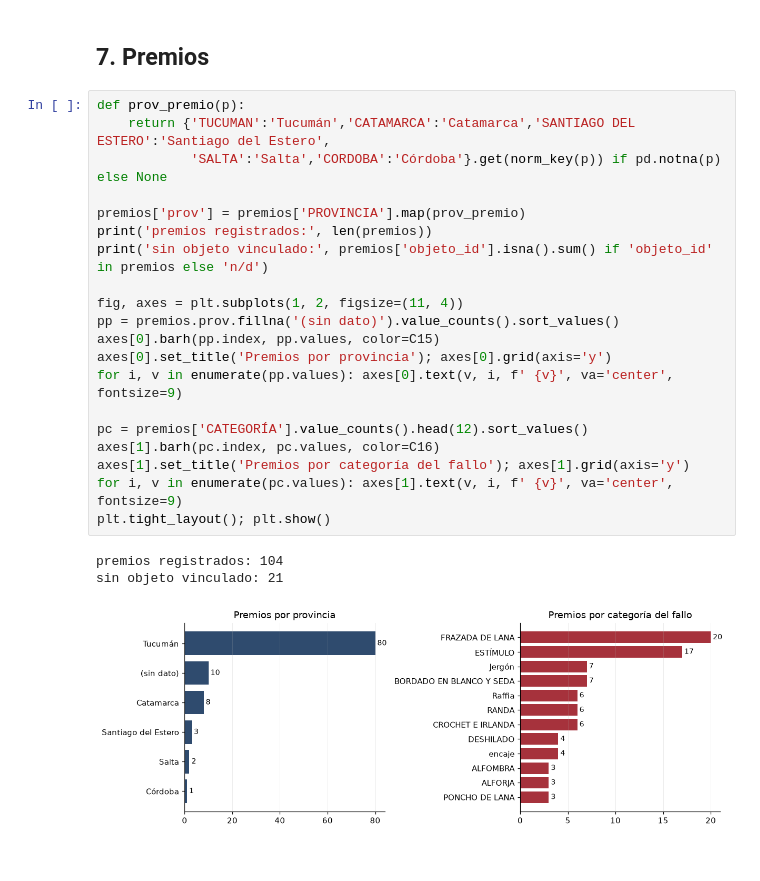
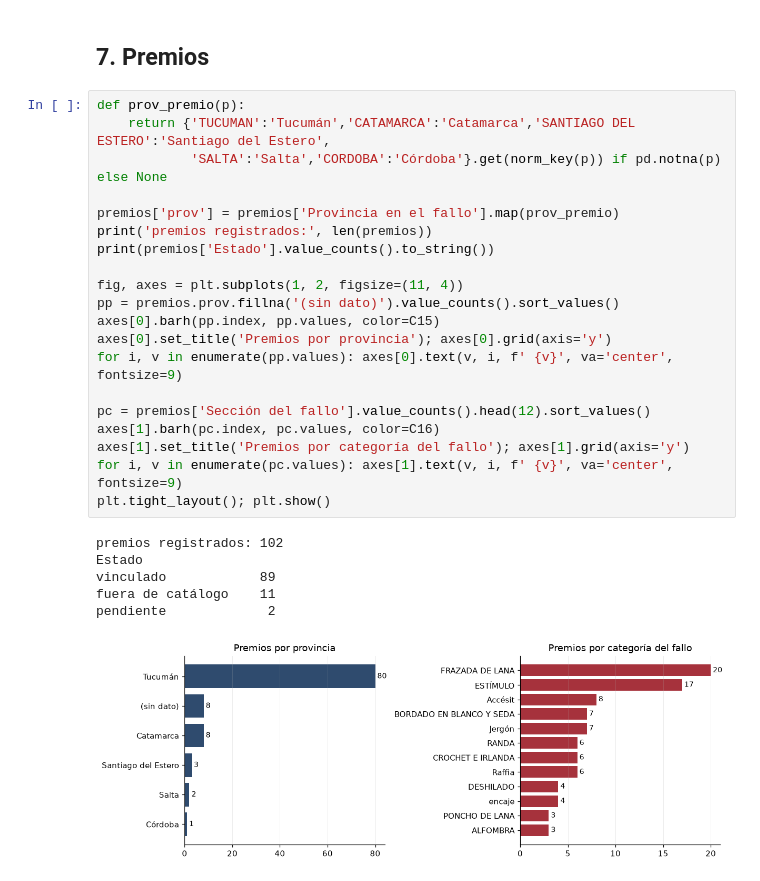
Before and after one commit to jrolandoUnsam/Cartografias-textil-tucuman, a Jupyter notebook: notebooks/04_eda.ipynb, the cells around one changed output. Drawn from its saved outputs; the diff is of its cells as text.

```diff
--- a/notebooks/04_eda.ipynb
+++ b/notebooks/04_eda.ipynb
@@ -377,25 +377,28 @@ except ImportError:
 # %%
 def prov_premio(p):
     return {'TUCUMAN':'Tucumán','CATAMARCA':'Catamarca','SANTIAGO DEL ESTERO':'Santiago del Estero',
             'SALTA':'Salta','CORDOBA':'Córdoba'}.get(norm_key(p)) if pd.notna(p) else None
 
-premios['prov'] = premios['PROVINCIA'].map(prov_premio)
+premios['prov'] = premios['Provincia en el fallo'].map(prov_premio)
 print('premios registrados:', len(premios))
-print('sin objeto vinculado:', premios['objeto_id'].isna().sum() if 'objeto_id' in premios else 'n/d')
+print(premios['Estado'].value_counts().to_string())
 
 fig, axes = plt.subplots(1, 2, figsize=(11, 4))
 pp = premios.prov.fillna('(sin dato)').value_counts().sort_values()
 axes[0].barh(pp.index, pp.values, color=C15)
 axes[0].set_title('Premios por provincia'); axes[0].grid(axis='y')
 for i, v in enumerate(pp.values): axes[0].text(v, i, f' {v}', va='center', fontsize=9)
 
-pc = premios['CATEGORÍA'].value_counts().head(12).sort_values()
+pc = premios['Sección del fallo'].value_counts().head(12).sort_values()
 axes[1].barh(pc.index, pc.values, color=C16)
 axes[1].set_title('Premios por categoría del fallo'); axes[1].grid(axis='y')
 for i, v in enumerate(pc.values): axes[1].text(v, i, f' {v}', va='center', fontsize=9)
 plt.tight_layout(); plt.show()
 # %% [output]
-premios registrados: 104
-sin objeto vinculado: 21
+premios registrados: 102
+Estado
+vinculado            89
+fuera de catálogo    11
+pendiente             2
-[figure, old version]
+[figure, new version]
 # %%
```
Also changed, not shown: parts of 9 cells of this notebook, 30 other files.
